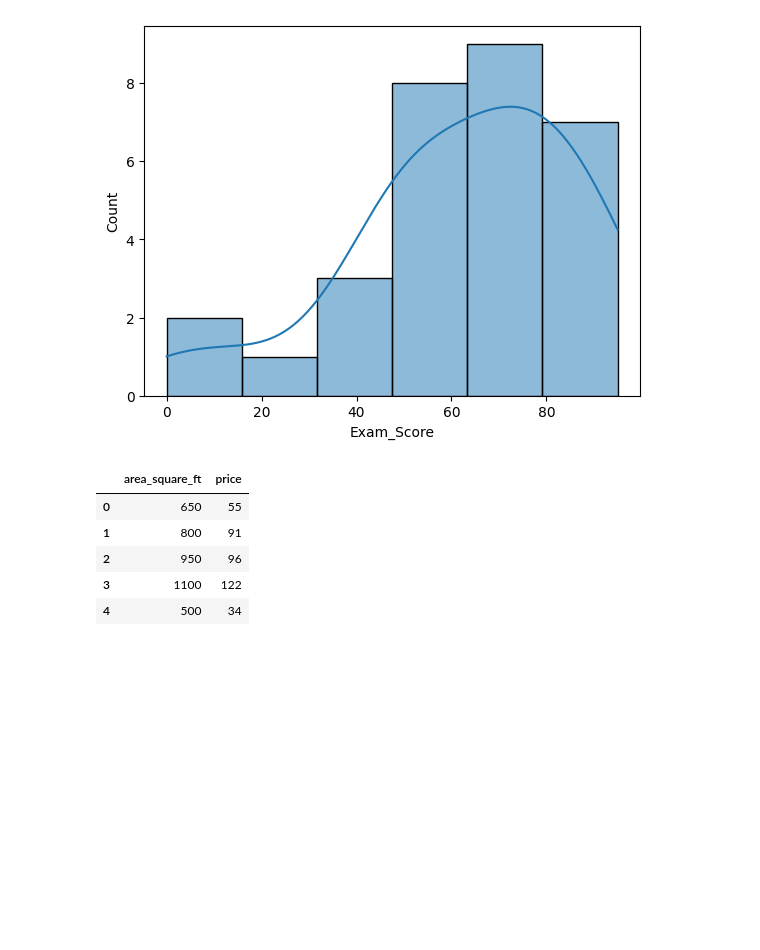
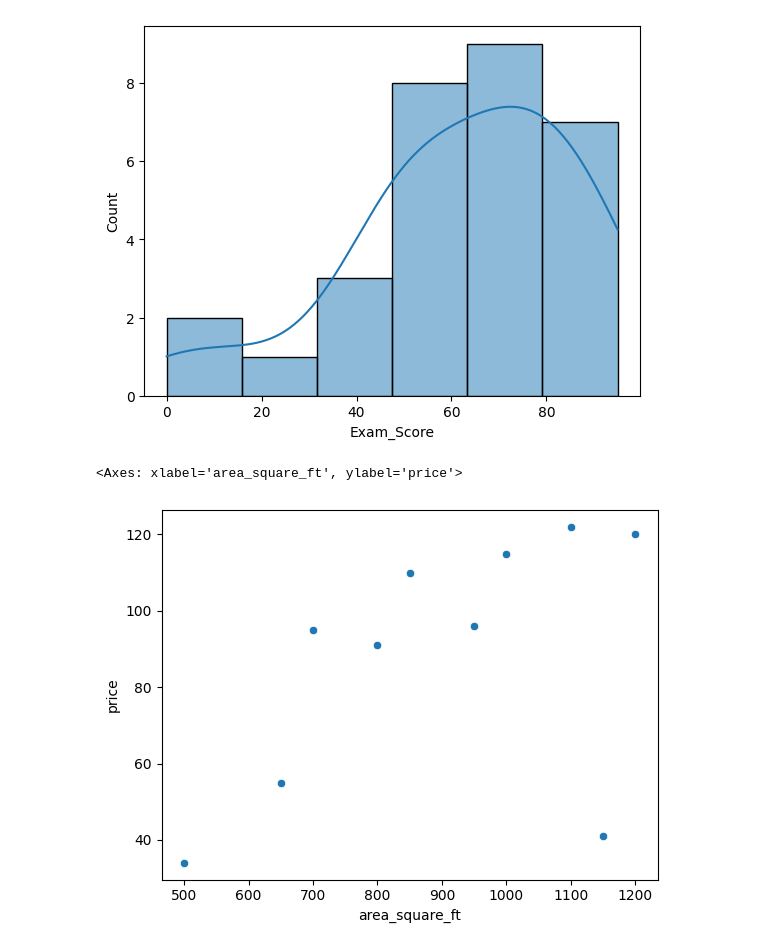
Before and after one commit to taimourkhokhar/ai-ml-learning-journey, a Jupyter notebook: Week-6/matsea.ipynb, the cells around one changed output. Drawn from its saved outputs; the diff is of its cells as text; code cells hidden in the pictures; blank space fills up the shorter version.

```diff
--- a/Week-6/matsea.ipynb
+++ b/Week-6/matsea.ipynb
@@ -78,25 +78,20 @@ sns.histplot(df['Exam_Score'],kde=True)
 # %%
 import subprocess
 import sys
 
 def install(package):
     subprocess.check_call([sys.executable, "-m", "pip", "install", package])
 
 install('openpyxl')
 install('pandas')
 install('matplotlib')
 install('seaborn')
 # Now try running your code again
 import pandas as pd
 import seaborn as sns
 df = pd.read_excel("scatter_plot.xlsx")
 df.head(5)
-plt.hist(df['Exam_Score'])
 sns.scatterplot(data=df,x="area_square_ft",y="price")
 # %% [output]
-|  | area_square_ft | price |
-| 0 | 650 | 55 |
-| 1 | 800 | 91 |
-| 2 | 950 | 96 |
-| 3 | 1100 | 122 |
-| 4 | 500 | 34 |
+<Axes: xlabel='area_square_ft', ylabel='price'>
+[figure, added]
```
Also changed, not shown: 2 other files.
